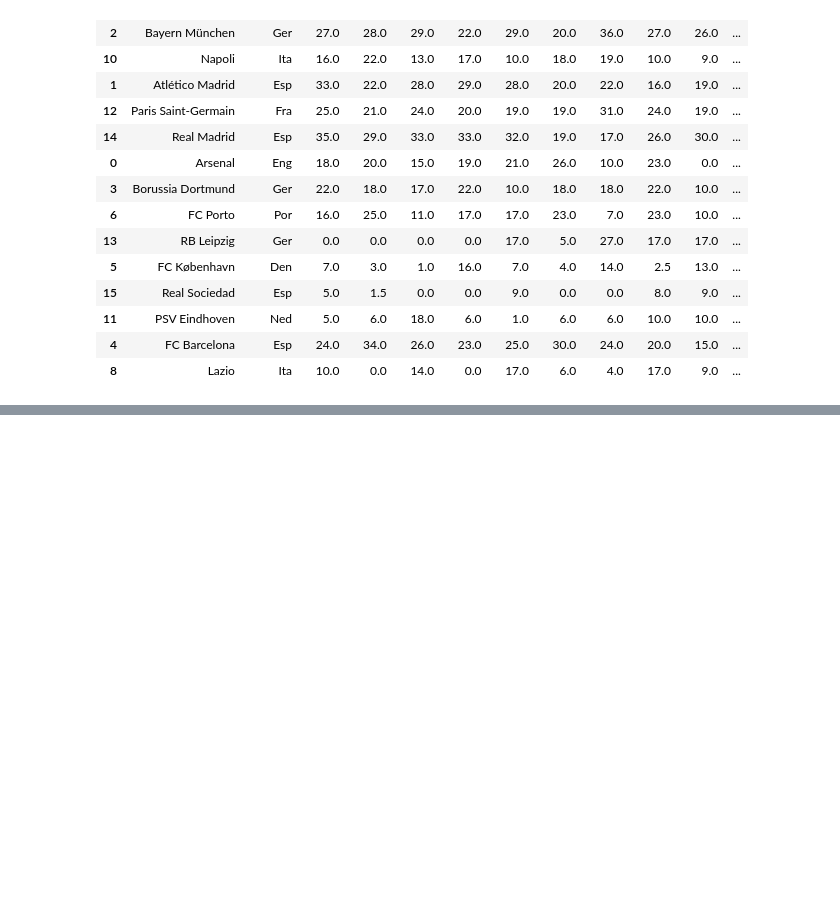
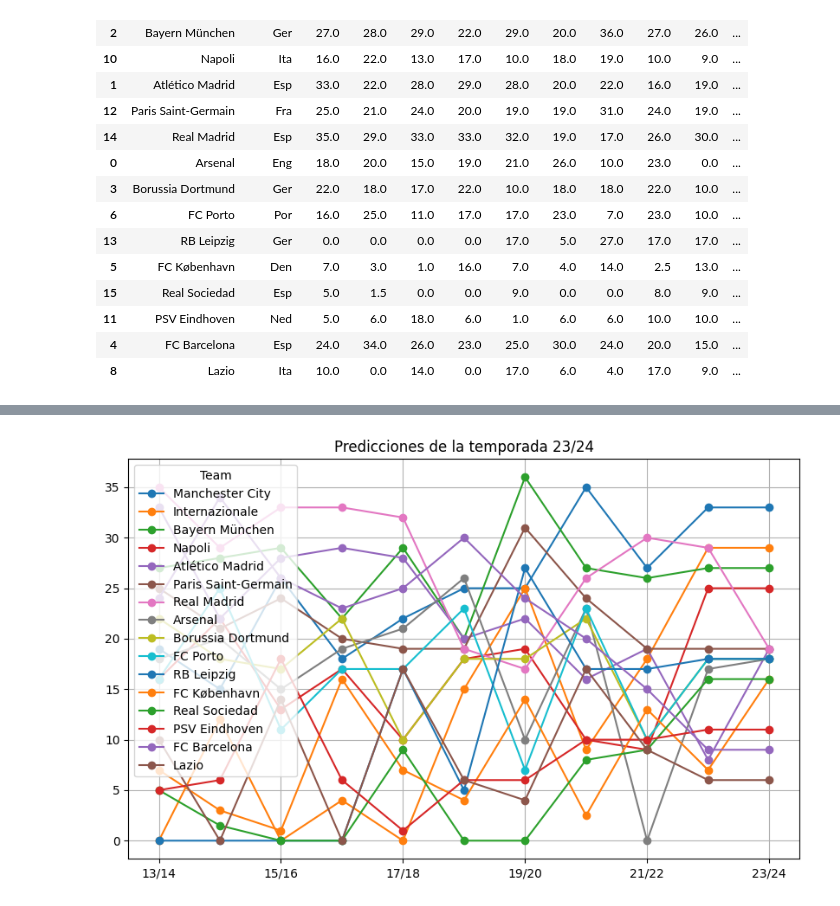
Before and after one commit to MiguelGG03/UEFA_CL_Predicciones, a Jupyter notebook: analisis.ipynb, the cells around one changed output, grey strips where cells are left out. Saved outputs shown, nothing was run; the diff lists cells and outputs as text; code cells hidden in the pictures; blank space fills up the shorter version.

```diff
--- a/analisis.ipynb
+++ b/analisis.ipynb
@@ -109,0 +125,13 @@ df.to_csv('docs/predicciones_temporada_23_24.csv', index=False)
+# %%
+df = pd.read_csv('docs/predicciones_temporada_23_24.csv')
+
+df = df.drop(columns=['Country'])
+
+df = df.set_index('Team')
+
+df = df.T
+
+df.plot(figsize=(10, 6), marker='o', title='Predicciones de la temporada 23/24', grid=True)
+plt.show()
+# %% [output]
+[figure, added]
```
Also changed, not shown: parts of 2 cells of this notebook, 2 other files.
